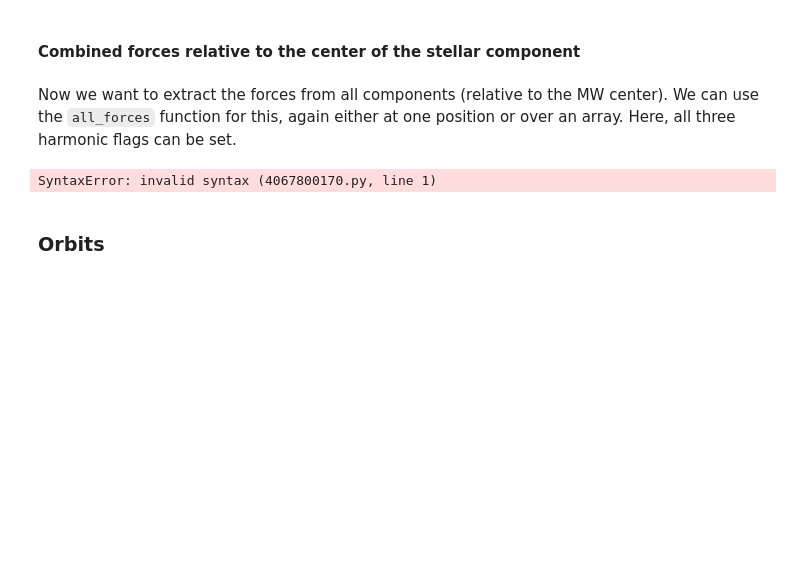
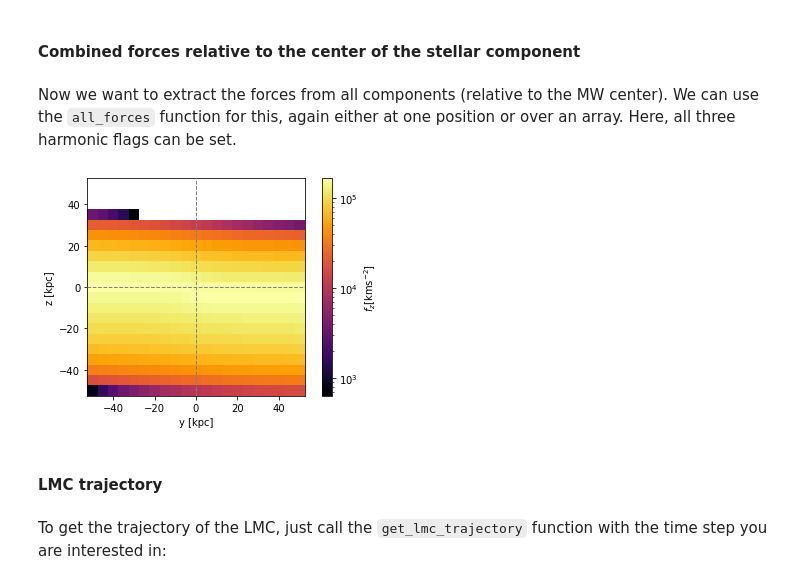
Before and after one commit to michael-petersen/sphexpansion, a Jupyter notebook: tutorial/fields_tutorial.ipynb, the cells around one changed output. Saved outputs shown, nothing was run; the diff lists cells and outputs as text; code cells hidden in the pictures; blank space fills up the shorter version.

```diff
--- a/tutorial/tutorial_draft.ipynb
+++ b/tutorial/fields_tutorial.ipynb
@@ -301,6 +301,15 @@ Now we want to extract the forces from all components (relative to the MW
 center). We can use the `all_forces` function for this, again either at one
 position or over an array. Here, all three harmonic flags can be set.
 # %%
-stop here
+forces = Model.all_forces(t=0, x=np.full(len(Y), 0.01), y=Y, z=Z)
+fx, fy, fz = forces[:,0], forces[:,1], forces[:,2]
+
+# Let's have a look at the z-force
+fz = fz.reshape((len(y), len(z)))
+
+fig, ax = mwlmc_plot.plot_forces(Ym, Zm, fz,
+                                  cmap = plt.cm.inferno,
+                                  norm = LogNorm())
+plt.show()
 # %% [output]
-SyntaxError: invalid syntax (4067800170.py, line 1)
+[figure, added]
@@ -330,2 +315,0 @@ stop here
-# %% [markdown]
-### Orbits
@@ -358,0 +316,5 @@ plot_orbits(orbits)
+# %% [markdown]
+#### LMC trajectory
+# %% [markdown]
+To get the trajectory of the LMC, just call the `get_lmc_trajectory` function
+with the time step you are interested in:
```
Also changed, not shown: parts of 9 cells of this notebook, 2 other files.
